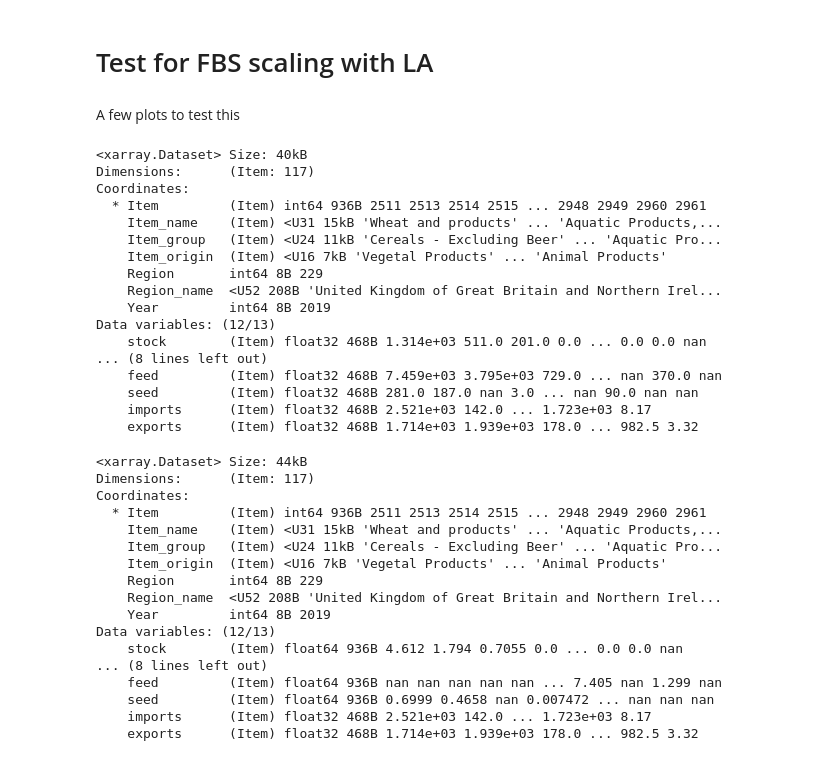
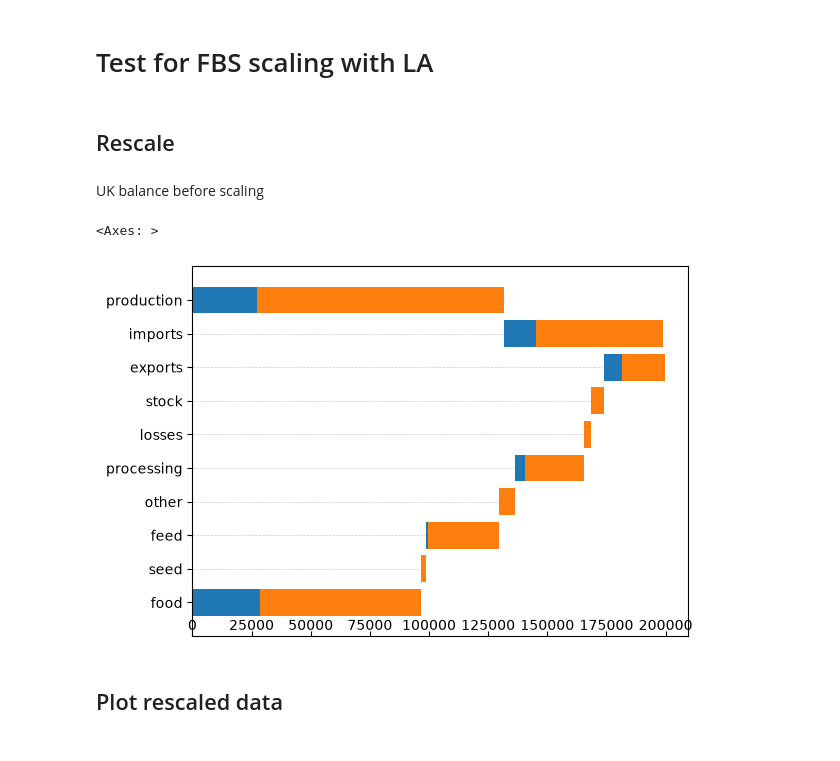
Before and after one commit to jucordero/ssr_local_authority, a Jupyter notebook: fbs_la_scaling/test_fba_la_scaling.ipynb, the cells around one changed output. Drawn from its saved outputs; the diff is of its cells as text; code cells hidden in the pictures.

```diff
--- a/fbs_la_scaling/test_fba_la_scaling.ipynb
+++ b/fbs_la_scaling/test_fba_la_scaling.ipynb
@@ -18,0 +20,2 @@ from agrifoodpy_data.land import UKCEH_LC_1000 as land
+# %% [markdown]
+## Rescale
@@ -24,3 +33,15 @@ la_id = '314'
+# %% [markdown]
+UK balance before scaling
+# %%
+# plot UK fbs before scaling
+food_uk = fbs.drop_vars(["Region", "Region_name", "Year"])
+food_uk_origin = food_uk.fbs.group_sum("Item_origin")
+food_uk_origin.fbs.plot_bars(show="Item_origin",
+                             elements=["production", "imports"],
+                             inverted_elements=["exports", "stock", "losses", "processing", "other", "feed", "seed", "food"])
+# %% [output]
+<Axes: >
+[figure, added]
 # %%
 # Sort fbs by Item to ensure consistent coordinate ordering
 fbs_scaled, land_scaled, population_scaled = fbs_la_scaling(
@@ -33,46 +55,6 @@ fbs_scaled, land_scaled, population_scaled = fbs_la_scaling(
 )
 # %% [markdown]
-A few plots to test this
+## Plot rescaled data
-# %%
-print(fbs)
-# %% [output]
-<xarray.Dataset> Size: 40kB
-Dimensions:      (Item: 117)
-Coordinates:
-  * Item         (Item) int64 936B 2511 2513 2514 2515 ... 2948 2949 2960 2961
-    Item_name    (Item) <U31 15kB 'Wheat and products' ... 'Aquatic Products,...
-    Item_group   (Item) <U24 11kB 'Cereals - Excluding Beer' ... 'Aquatic Pro...
-    Item_origin  (Item) <U16 7kB 'Vegetal Products' ... 'Animal Products'
-    Region       int64 8B 229
-    Region_name  <U52 208B 'United Kingdom of Great Britain and Northern Irel...
-    Year         int64 8B 2019
-Data variables: (12/13)
-    stock        (Item) float32 468B 1.314e+03 511.0 201.0 0.0 ... 0.0 0.0 nan
-... (8 lines left out)
-    feed         (Item) float32 468B 7.459e+03 3.795e+03 729.0 ... nan 370.0 nan
-    seed         (Item) float32 468B 281.0 187.0 nan 3.0 ... nan 90.0 nan nan
-    imports      (Item) float32 468B 2.521e+03 142.0 ... 1.723e+03 8.17
-    exports      (Item) float32 468B 1.714e+03 1.939e+03 178.0 ... 982.5 3.32
-# %%
-print(fbs_scaled)
-# %% [output]
-<xarray.Dataset> Size: 44kB
-Dimensions:      (Item: 117)
-Coordinates:
-  * Item         (Item) int64 936B 2511 2513 2514 2515 ... 2948 2949 2960 2961
-    Item_name    (Item) <U31 15kB 'Wheat and products' ... 'Aquatic Products,...
-    Item_group   (Item) <U24 11kB 'Cereals - Excluding Beer' ... 'Aquatic Pro...
-    Item_origin  (Item) <U16 7kB 'Vegetal Products' ... 'Animal Products'
-    Region       int64 8B 229
-    Region_name  <U52 208B 'United Kingdom of Great Britain and Northern Irel...
-    Year         int64 8B 2019
-Data variables: (12/13)
-    stock        (Item) float64 936B 4.612 1.794 0.7055 0.0 ... 0.0 0.0 nan
-... (8 lines left out)
-    feed         (Item) float64 936B nan nan nan nan nan ... 7.405 nan 1.299 nan
-    seed         (Item) float64 936B 0.6999 0.4658 nan 0.007472 ... nan nan nan
-    imports      (Item) float32 468B 2.521e+03 142.0 ... 1.723e+03 8.17
-    exports      (Item) float32 468B 1.714e+03 1.939e+03 178.0 ... 982.5 3.32
 # %%
 # plot land and plant production before and after the scaling
 import matplotlib.pyplot as plt
```
Also changed, not shown: parts of 11 cells of this notebook, 1 other file.
